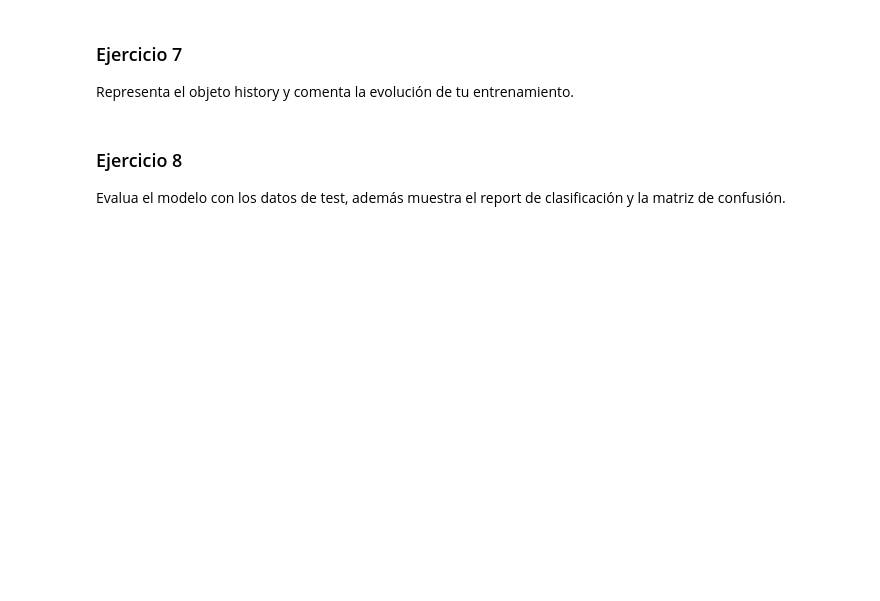
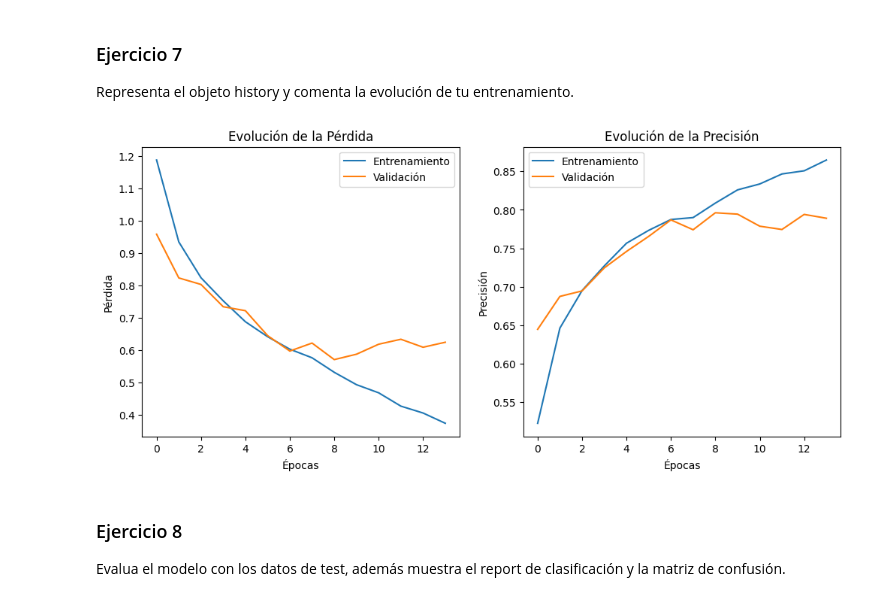
Before and after one commit to alvarosmms/ONLINE_DS_THEBRIDGE_ALVAROSMMS, a Jupyter notebook: Sprint_17/Unidad_01/Ejercicios_Workout/13_Ejercicios_Practica_Redes_Convolucionales.ipynb, the cells around one changed output. Cells and saved outputs as stored; diff of their text form; code cells hidden in the pictures; blank space fills up the shorter version.

```diff
--- a/Sprint_17/Unidad_01/Ejercicios_Workout/13_Ejercicios_Practica_Redes_Convolucionales.ipynb
+++ b/Sprint_17/Unidad_01/Ejercicios_Workout/13_Ejercicios_Practica_Redes_Convolucionales.ipynb
@@ -134,3 +226,25 @@ Escoge el resto de hiperparámetros (optimizador, learning_rate, función de pé
 ### Ejercicio 6
 
 Entrena el modelo reservando un 20% de los datos del entrenamiento para validar y con los callbacks que creas necesarios. NOTA: Ojo, tendrás que preparar un poco los X,y antes.
+# %%
+from tensorflow.keras.callbacks import EarlyStopping, ModelCheckpoint
+
+# Dividir los datos en entrenamiento y validación
+from sklearn.model_selection import train_test_split
+
+X_train_split, X_val, y_train_split, y_val = train_test_split(
+    X_train, y_train_categorical, test_size=0.2, random_state=42
+)
+
+# Callbacks: EarlyStopping y ModelCheckpoint
+early_stop = EarlyStopping(monitor="val_loss", patience=5, restore_best_weights=True)
+checkpoint = ModelCheckpoint("best_model.h5", save_best_only=True, monitor="val_loss")
+
+# Entrenar el modelo
+history = model.fit(
+    X_train_split, y_train_split,
+    validation_data=(X_val, y_val),
+    epochs=20,  # Ajustable según rendimiento
+    batch_size=32,
+    callbacks=[early_stop, checkpoint]
+)
@@ -139,6 +278,31 @@ Entrena el modelo reservando un 20% de los datos del entrenamiento para validar
 ### Ejercicio 7
 
 Representa el objeto history y comenta la evolución de tu entrenamiento.
+# %%
+import matplotlib.pyplot as plt
+
+# Graficar la pérdida (loss)
+plt.figure(figsize=(12, 5))
+plt.subplot(1, 2, 1)
+plt.plot(history.history["loss"], label="Entrenamiento")
+plt.plot(history.history["val_loss"], label="Validación")
+plt.xlabel("Épocas")
+plt.ylabel("Pérdida")
+plt.title("Evolución de la Pérdida")
+plt.legend()
+
+# Graficar la precisión (accuracy)
+plt.subplot(1, 2, 2)
+plt.plot(history.history["accuracy"], label="Entrenamiento")
+plt.plot(history.history["val_accuracy"], label="Validación")
+plt.xlabel("Épocas")
+plt.ylabel("Precisión")
+plt.title("Evolución de la Precisión")
+plt.legend()
+
+plt.show()
+# %% [output]
+[figure, added]
 # %% [markdown]
 
 ### Ejercicio 8
```
Also changed, not shown: parts of 11 cells of this notebook, 2 other files.
